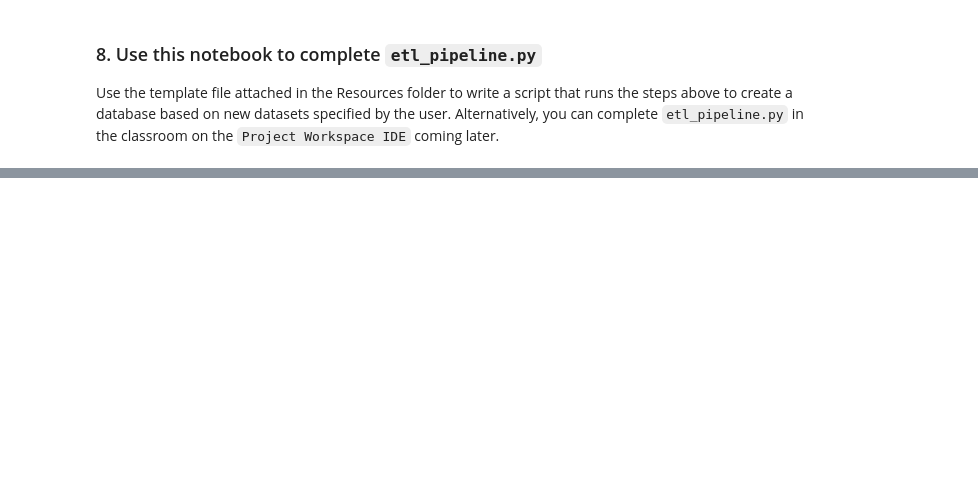
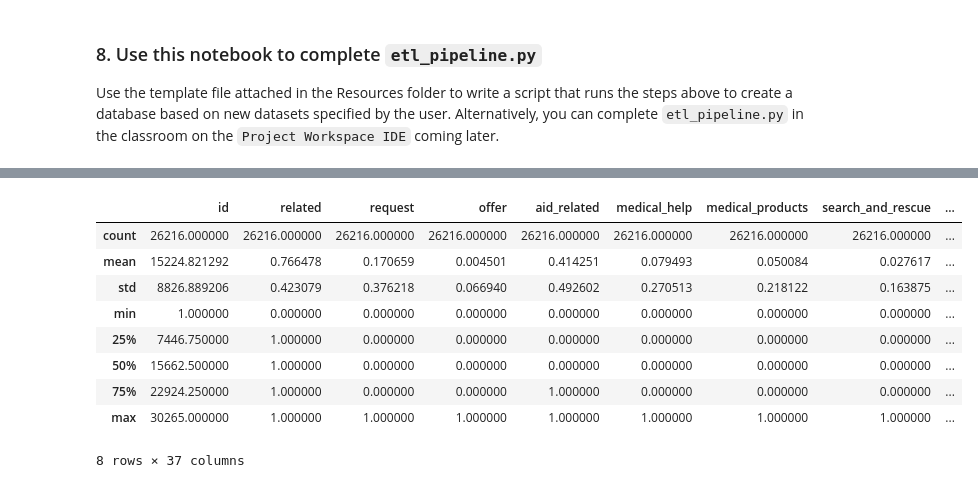
Before and after one commit to ReemAlattas/Disaster-Response-ML-Pipeline, a Jupyter notebook: ETL Pipeline Preparation.ipynb, the cells around one changed output, grey strips where cells are left out. Saved outputs shown, nothing was run; the diff lists cells and outputs as text; code cells hidden in the pictures; blank space fills up the shorter version.

```diff
--- a/ETL Pipeline Preparation.ipynb
+++ b/ETL Pipeline Preparation.ipynb
@@ -158,3 +162,5 @@ You can do this with pandas [`to_sql` method](https://pandas.pydata.org/pandas-d
+# %%
+df.replace(2, 1, inplace=True)
 # %%
 engine = create_engine('sqlite:///MessagesCleanDatabase.db')
 df.to_sql('LabeledMessages', engine, index=False)
@@ -163,0 +198,14 @@ Use the template file attached in the Resources folder to write a script that ru
+# %%
+# Describe data statistically
+df.describe()
+# %% [output]
+|  | id | related | request | offer | aid_related | medical_help | medical_products | search_and_rescue | ... |
+| count | 26216.000000 | 26216.000000 | 26216.000000 | 26216.000000 | 26216.000000 | 26216.000000 | 26216.000000 | 26216.000000 | ... |
+| mean | 15224.821292 | 0.766478 | 0.170659 | 0.004501 | 0.414251 | 0.079493 | 0.050084 | 0.027617 | ... |
+| std | 8826.889206 | 0.423079 | 0.376218 | 0.066940 | 0.492602 | 0.270513 | 0.218122 | 0.163875 | ... |
+| min | 1.000000 | 0.000000 | 0.000000 | 0.000000 | 0.000000 | 0.000000 | 0.000000 | 0.000000 | ... |
+| 25% | 7446.750000 | 1.000000 | 0.000000 | 0.000000 | 0.000000 | 0.000000 | 0.000000 | 0.000000 | ... |
+| 50% | 15662.500000 | 1.000000 | 0.000000 | 0.000000 | 0.000000 | 0.000000 | 0.000000 | 0.000000 | ... |
+| 75% | 22924.250000 | 1.000000 | 0.000000 | 0.000000 | 1.000000 | 0.000000 | 0.000000 | 0.000000 | ... |
+| max | 30265.000000 | 1.000000 | 1.000000 | 1.000000 | 1.000000 | 1.000000 | 1.000000 | 1.000000 | ... |
+8 rows × 37 columns
```
Also changed, not shown: parts of 6 cells of this notebook.
